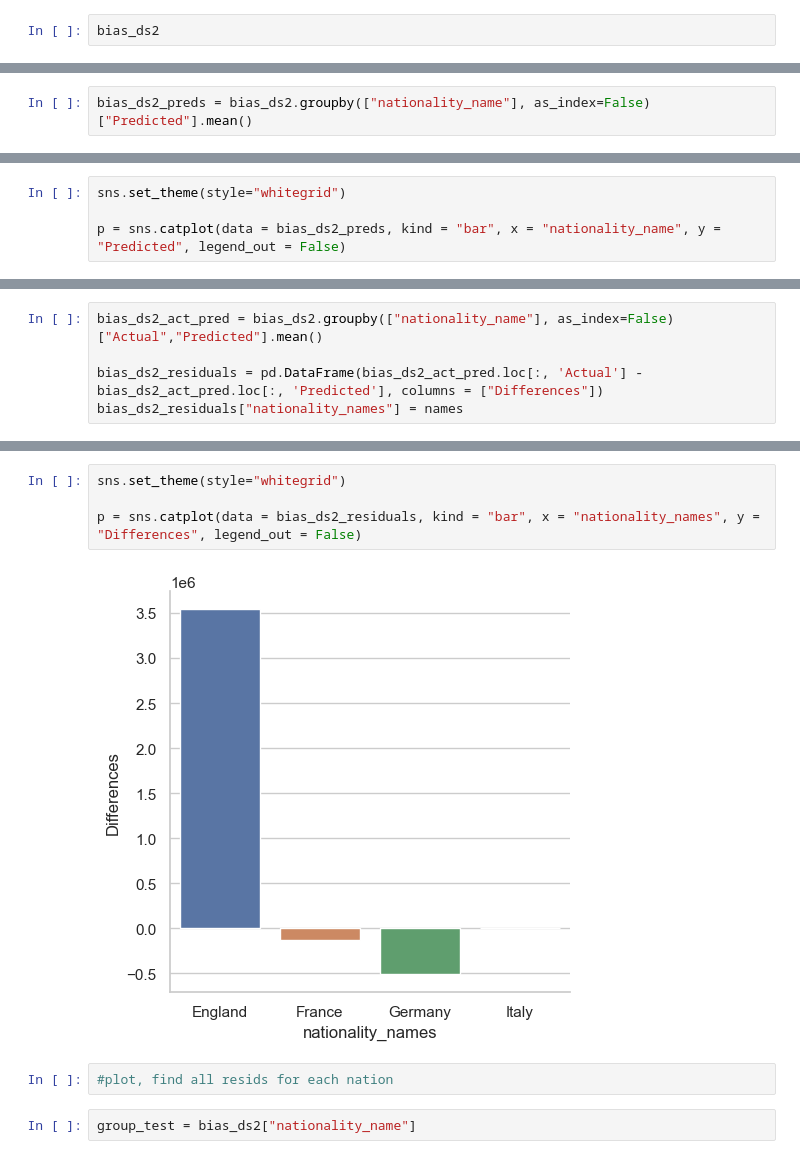
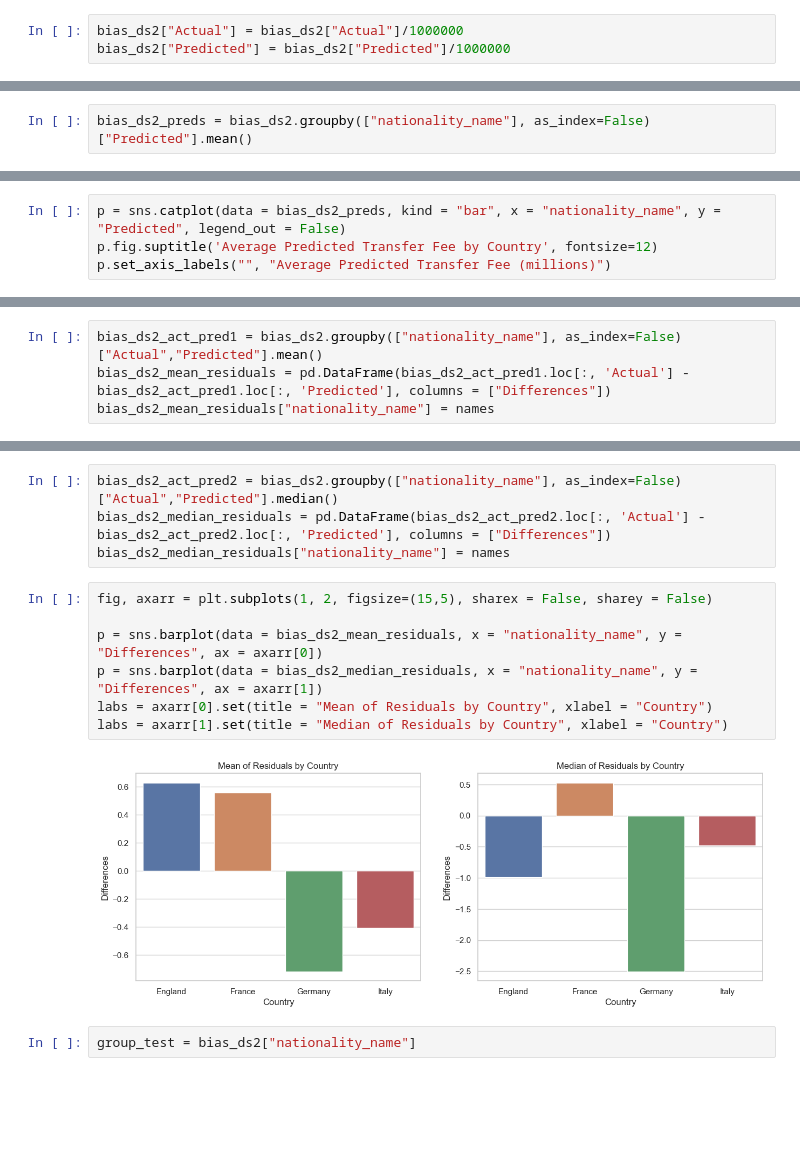
Before and after one commit to aymankhan2003/Market-Value-Predictor, a Jupyter notebook: Project.ipynb, the cells around one changed output, grey strips where cells are left out. Saved outputs shown, nothing was run; the diff lists cells and outputs as text; blank space fills up the shorter version.

```diff
--- a/Project.ipynb
+++ b/Project.ipynb
@@ -1511,2 +1166,3 @@ bias_ds2["Predicted"] = regr.predict(X_tf_bias_train)
 # %%
-bias_ds2
+bias_ds2["Actual"] = bias_ds2["Actual"]/1000000
+bias_ds2["Predicted"] = bias_ds2["Predicted"]/1000000
@@ -1537,5 +1171,5 @@ bias_ds2_preds
 # %%
-sns.set_theme(style="whitegrid")
-
 p = sns.catplot(data = bias_ds2_preds, kind = "bar", x = "nationality_name", y = "Predicted", legend_out = False)
+p.fig.suptitle('Average Predicted Transfer Fee by Country', fontsize=12)
+p.set_axis_labels("", "Average Predicted Transfer Fee (millions)")
 # %% [output]
@@ -1553,5 +1181,4 @@ Name: nationality_name, dtype: object
 # %%
-bias_ds2_act_pred = bias_ds2.groupby(["nationality_name"], as_index=False)["Actual","Predicted"].mean()
-
-bias_ds2_residuals = pd.DataFrame(bias_ds2_act_pred.loc[:, 'Actual'] - bias_ds2_act_pred.loc[:, 'Predicted'], columns = ["Differences"])
-bias_ds2_residuals["nationality_names"] = names
+bias_ds2_act_pred1 = bias_ds2.groupby(["nationality_name"], as_index=False)["Actual","Predicted"].mean()
+bias_ds2_mean_residuals = pd.DataFrame(bias_ds2_act_pred1.loc[:, 'Actual'] - bias_ds2_act_pred1.loc[:, 'Predicted'], columns = ["Differences"])
+bias_ds2_mean_residuals["nationality_name"] = names
@@ -1566,11 +1185,16 @@ bias_ds2_residuals
+# %%
+bias_ds2_act_pred2 = bias_ds2.groupby(["nationality_name"], as_index=False)["Actual","Predicted"].median()
+bias_ds2_median_residuals = pd.DataFrame(bias_ds2_act_pred2.loc[:, 'Actual'] - bias_ds2_act_pred2.loc[:, 'Predicted'], columns = ["Differences"])
+bias_ds2_median_residuals["nationality_name"] = names
 # %%
-sns.set_theme(style="whitegrid")
+fig, axarr = plt.subplots(1, 2, figsize=(15,5), sharex = False, sharey = False)
 
-p = sns.catplot(data = bias_ds2_residuals, kind = "bar", x = "nationality_names", y = "Differences", legend_out = False)
+p = sns.barplot(data = bias_ds2_mean_residuals, x = "nationality_name", y = "Differences", ax = axarr[0])
+p = sns.barplot(data = bias_ds2_median_residuals, x = "nationality_name", y = "Differences", ax = axarr[1])
+labs = axarr[0].set(title = "Mean of Residuals by Country", xlabel = "Country")
+labs = axarr[1].set(title = "Median of Residuals by Country", xlabel = "Country")
 # %% [output]
-[figure, old version]
+[figure, new version]
-# %%
-#plot, find all resids for each nation
 # %%
 group_test = bias_ds2["nationality_name"]
 # %%
```
Also changed, not shown: parts of 115 cells of this notebook.
